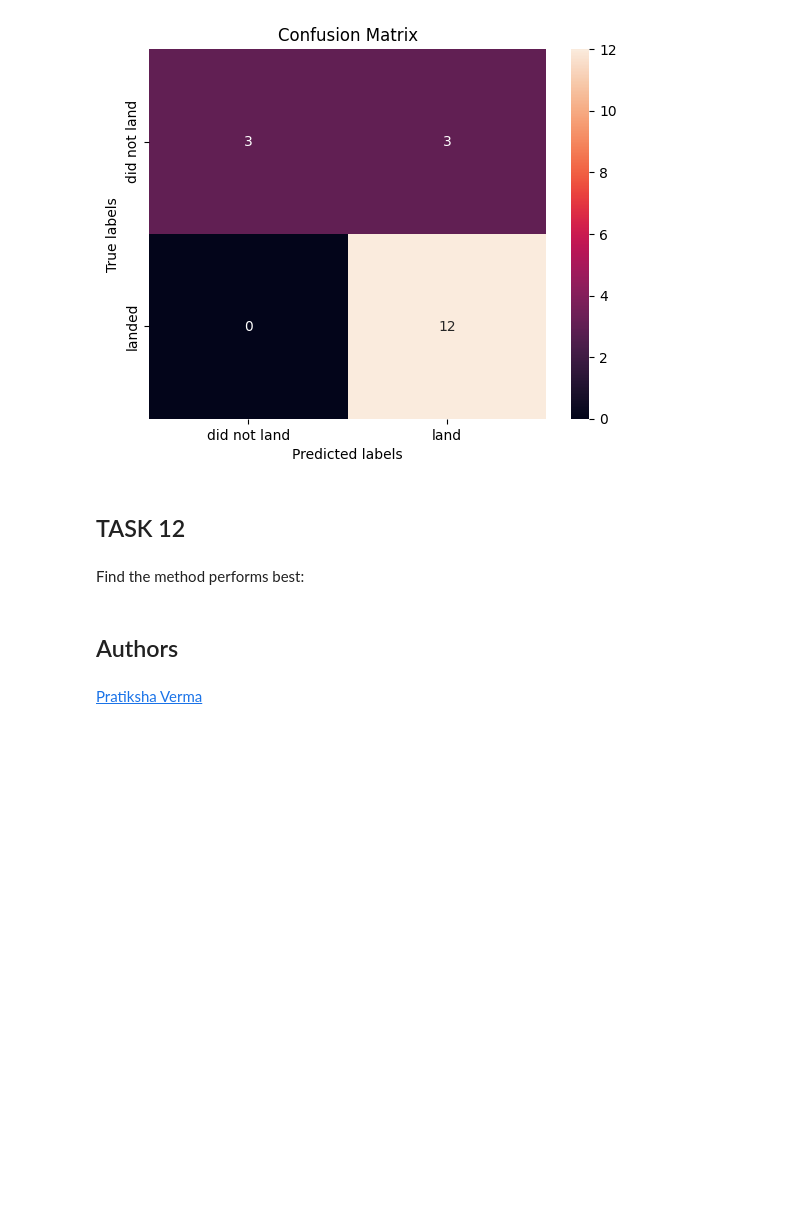
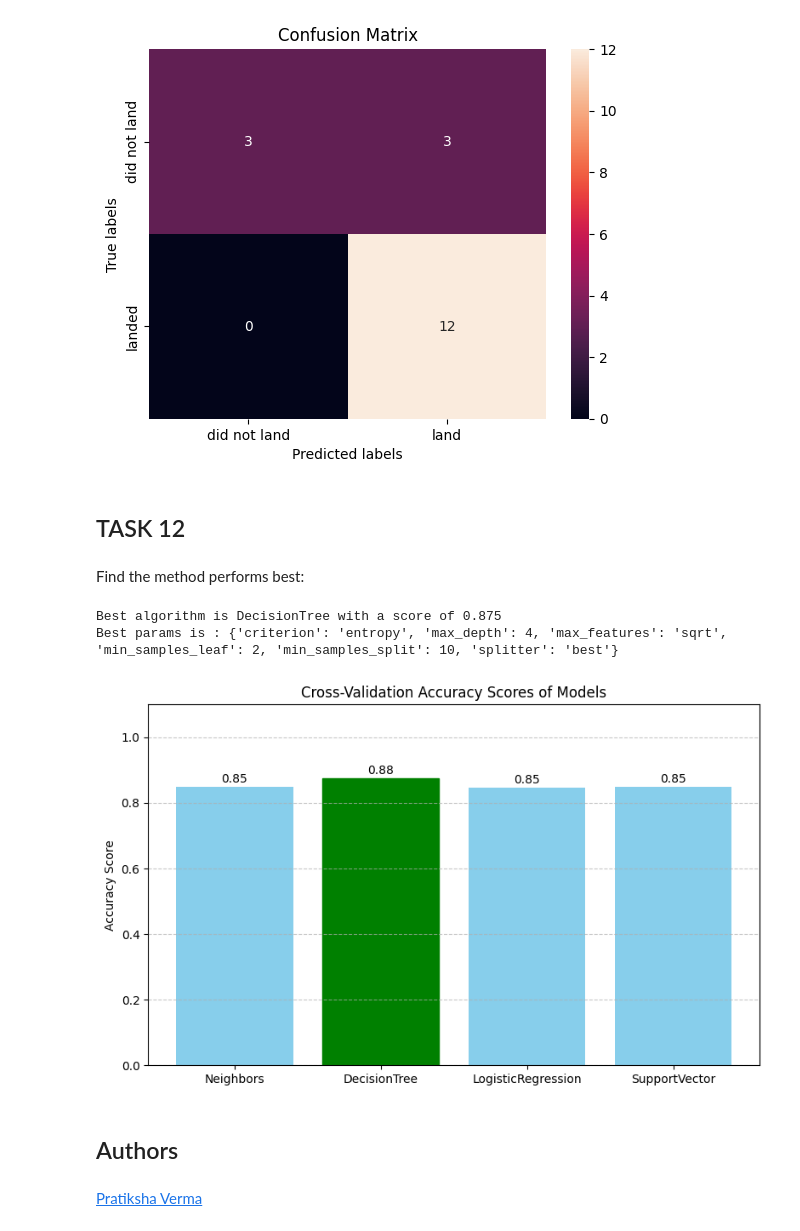
Before and after one commit to kayaken/IBM-Data-Science-Capstone, a Jupyter notebook: 8. Machine Learning_Prediction.ipynb, the cells around one changed output. Drawn from its saved outputs; the diff is of its cells as text; code cells hidden in the pictures; blank space fills up the shorter version.

```diff
--- a/8. Machine Learning_Prediction.ipynb
+++ b/8. Machine Learning_Prediction.ipynb
@@ -383,6 +387,55 @@ plot_confusion_matrix(Y_test,yhat)
 ## TASK  12
 # %% [markdown]
 Find the method performs best:
+# %%
+models = {'Neighbors': knn_cv.best_score_,
+          'DecisionTree': tree_cv.best_score_,
+          'LogisticRegression': logreg_cv.best_score_,
+          'SupportVector': svm_cv.best_score_}
+
+bestalgorithm = max(models, key=models.get)
+print('Best algorithm is', bestalgorithm, 'with a score of', models[bestalgorithm])
+if bestalgorithm == 'DecisionTree':
+    print('Best params is :', tree_cv.best_params_)
+if bestalgorithm == 'Neighbors':
+    print('Best params is :', knn_cv.best_params_)
+if bestalgorithm == 'LogisticRegression':
+    print('Best params is :', logreg_cv.best_params_)
+if bestalgorithm == 'SupportVector':
+    print('Best params is :', svm_cv.best_params_)
+# %% [output]
+Best algorithm is DecisionTree with a score of 0.875
+Best params is : {'criterion': 'entropy', 'max_depth': 4, 'max_features': 'sqrt', 'min_samples_leaf': 2, 'min_samples_split': 10, 'splitter': 'best'}
+# %%
+import matplotlib.pyplot as plt
+
+# Extract model names and their scores
+model_names = list(models.keys())
+model_scores = list(models.values())
+
+# Create the bar chart
+plt.figure(figsize=(8, 5))
+bars = plt.bar(model_names, model_scores, color='skyblue')
+
+# Highlight the best algorithm in a different color
+best_index = model_names.index(bestalgorithm)
+bars[best_index].set_color('green')
+
+# Add score labels on top of bars
+for i, bar in enumerate(bars):
+    yval = bar.get_height()
+    plt.text(bar.get_x() + bar.get_width()/2, yval + 0.005, f"{yval:.2f}", ha='center', va='bottom')
+
+# Title and labels
+plt.title('Cross-Validation Accuracy Scores of Models')
+plt.ylabel('Accuracy Score')
+plt.ylim(0, 1.1)  # assuming scores are between 0 and 1
+
+plt.grid(axis='y', linestyle='--', alpha=0.7)
+plt.tight_layout()
+plt.show()
+# %% [output]
+[figure, added]
 # %% [markdown]
 ## Authors
 # %% [markdown]
```
Also changed, not shown: parts of 9 cells of this notebook.
